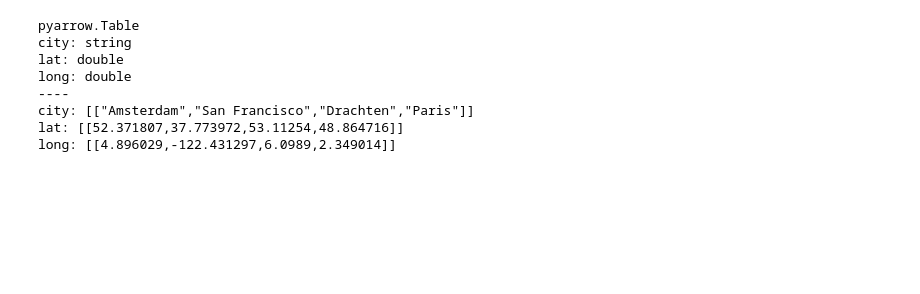
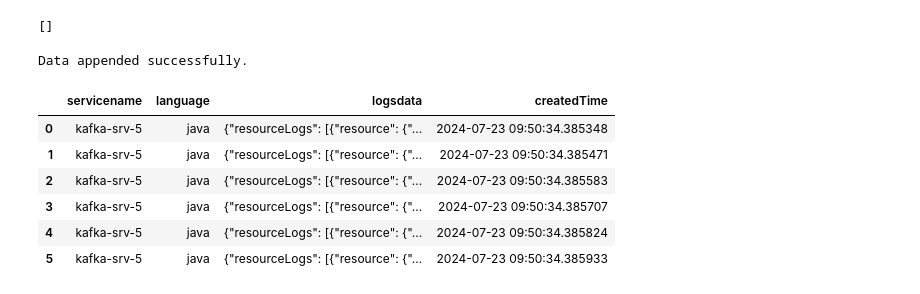
Before and after one commit to ZagaUS/pyiceberg-poc, a Jupyter notebook: notebooks/pyiceberg_demo_anandharaj.ipynb, the cells around one changed output. Saved outputs shown, nothing was run; the diff lists cells and outputs as text; code cells hidden in the pictures; blank space fills up the shorter version.

```diff
--- a/notebooks/pyiceberg_demo_anandharaj.ipynb
+++ b/notebooks/pyiceberg_demo_anandharaj.ipynb
@@ -85,2 +70,9 @@ long: [[4.896029,-122.431297,6.0989,2.349014]]
-# %%
-table = catalog.load_table("docs_raj.bids")
+# %%
+namespace="docs_logs" #enter namespace
+ns=catalog.list_namespaces()
+print(ns)
+if((namespace,) in ns):
+  print("Namespace exists")
+else:
+  catalog.create_namespace(namespace)
+  print("Namespace create suceesss")
@@ -86,0 +132,4 @@ table = catalog.load_table("docs_raj.bids")
+# %%
+catalog.list_tables("docs_logs")  #mention namespace
+# %% [output]
+[]
@@ -87,11 +138,39 @@ table = catalog.load_table("docs_raj.bids")
+# %%
+from pyiceberg.io.pyarrow import PyArrowFileIO
+import pyarrow as pa
+import json
+import datetime
+
+format=[]
+
+for data in messages:
+  for key in data['resourceLogs'][0]['resource']['attributes'] :
+
+    if(key['key']=='service.name'):
+      final={
+          "servicename":key['value']['stringValue'],
+      }
+    if(key['key']=='telemetry.sdk.language'):
+      final.update({
+          "language":key['value']['stringValue'],
+          "logsdata":json.dumps(data),
+          "createdTime":datetime.datetime.now()
+      })
+      format.append(final)
+
+# print(format)
+df=pa.Table.from_pylist(format)
+table.append(df)
+print("Data appended successfully.")
+# %% [output]
+Data appended successfully.
 # %%
-table.scan().to_arrow()
+table.scan().to_pandas()
 # %% [output]
-pyarrow.Table
-city: string
-lat: double
-long: double
-----
-city: [["Amsterdam","San Francisco","Drachten","Paris"]]
-lat: [[52.371807,37.773972,53.11254,48.864716]]
-long: [[4.896029,-122.431297,6.0989,2.349014]]
+|  | servicename | language | logsdata | createdTime |
+| 0 | kafka-srv-5 | java | {"resourceLogs": [{"resource": {"... | 2024-07-23 09:50:34.385348 |
+| 1 | kafka-srv-5 | java | {"resourceLogs": [{"resource": {"... | 2024-07-23 09:50:34.385471 |
+| 2 | kafka-srv-5 | java | {"resourceLogs": [{"resource": {"... | 2024-07-23 09:50:34.385583 |
+| 3 | kafka-srv-5 | java | {"resourceLogs": [{"resource": {"... | 2024-07-23 09:50:34.385707 |
+| 4 | kafka-srv-5 | java | {"resourceLogs": [{"resource": {"... | 2024-07-23 09:50:34.385824 |
+| 5 | kafka-srv-5 | java | {"resourceLogs": [{"resource": {"... | 2024-07-23 09:50:34.385933 |
```
Also changed, not shown: parts of 17 cells of this notebook.
